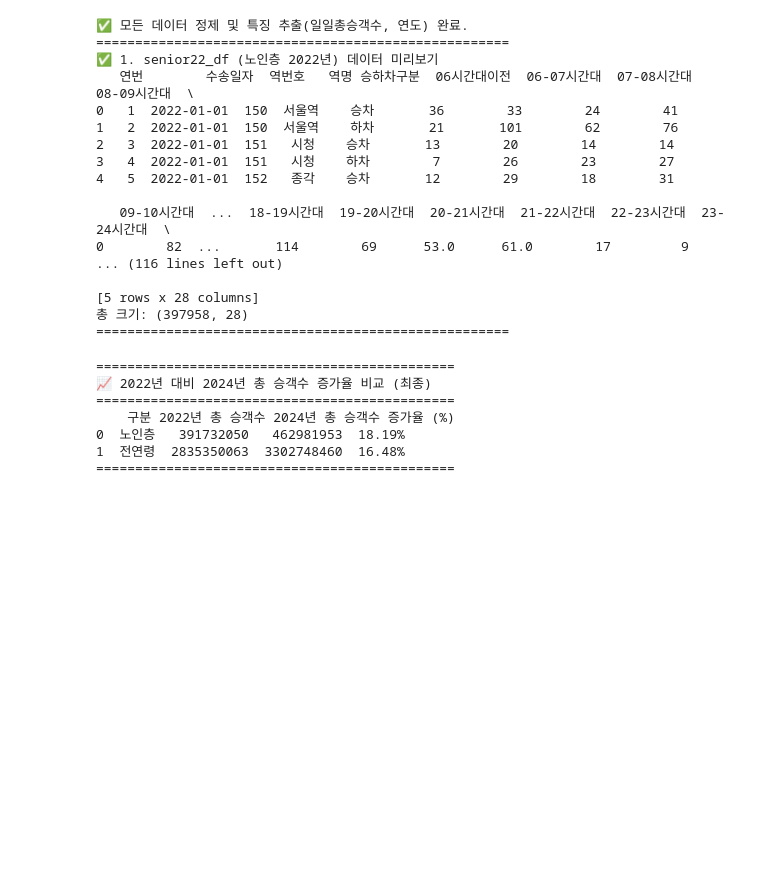
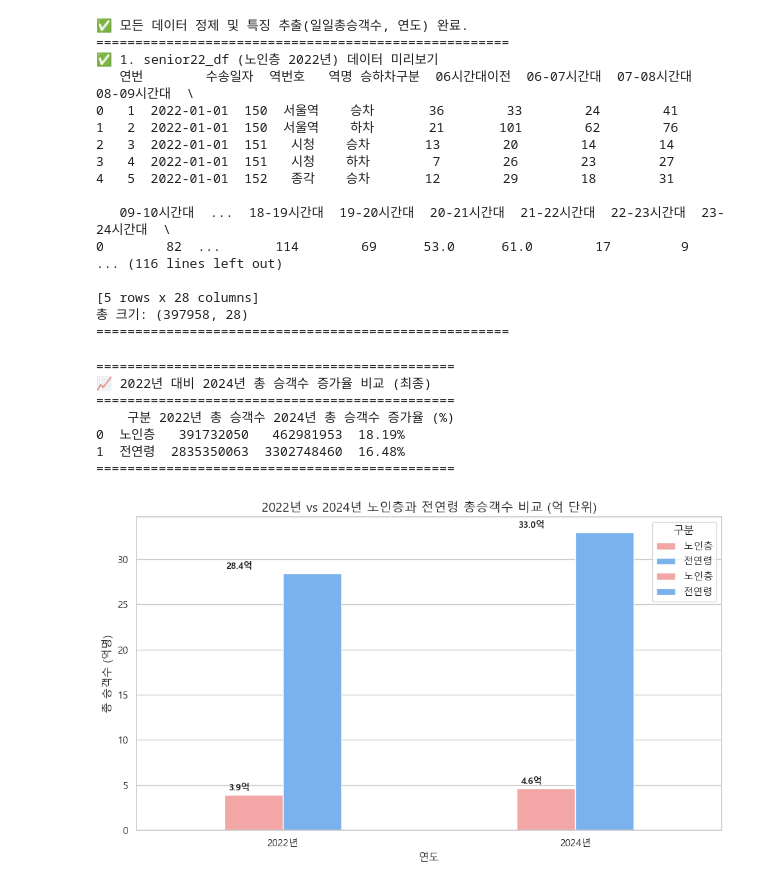
Before and after one commit to potoblue/Project01, a Jupyter notebook: main.ipynb, the cells around one changed output. Drawn from its saved outputs; the diff is of its cells as text; code cells hidden in the pictures; blank space fills up the shorter version.

```diff
--- a/main.ipynb
+++ b/main.ipynb
@@ -267,0 +193,45 @@ plt.show()
+# %%
+
+# 억 단위로 변환
+growth_results['2022년 총 승객수_억'] = (growth_results['2022년 총 승객수'].astype(float) / 1e8).round(1)
+growth_results['2024년 총 승객수_억'] = (growth_results['2024년 총 승객수'].astype(float) / 1e8).round(1)
+
+plt.figure(figsize=(10,6))
+
+# 막대폭 조절 (bar_width)
+bar_width = 0.4
+
+# 22년도 막대
+sns.barplot(
+    x=['2022년']*len(growth_results),
+    y=growth_results['2022년 총 승객수_억'],
+    hue=growth_results['구분'],
+    palette=['#FF9999','#66B2FF'],
+    dodge=True,
+    width=bar_width
+)
+
+# 24년도 막대
+sns.barplot(
+    x=['2024년']*len(growth_results),
+    y=growth_results['2024년 총 승객수_억'],
+    hue=growth_results['구분'],
+    palette=['#FF9999','#66B2FF'],
+    dodge=True,
+    width=bar_width
+)
+
+# 막대 위에 숫자 표시
+for idx, row in growth_results.iterrows():
+    plt.text(x=0 - 0.15, y=row['2022년 총 승객수_억'] + 0.5, s=f"{row['2022년 총 승객수_억']}억", ha='center', fontsize=10, fontweight='bold')
+    plt.text(x=1 - 0.15, y=row['2024년 총 승객수_억'] + 0.5, s=f"{row['2024년 총 승객수_억']}억", ha='center', fontsize=10, fontweight='bold')
+
+plt.title("2022년 vs 2024년 노인층과 전연령 총승객수 비교 (억 단위)", fontsize=14)
+plt.ylabel("총 승객수 (억명)")
+plt.xlabel("연도")
+plt.xticks([0,1], ['2022년', '2024년'])
+plt.legend(title='구분')
+plt.tight_layout()
+plt.show()
+# %% [output]
+[figure, added]
```
Also changed, not shown: parts of 2 cells of this notebook.
